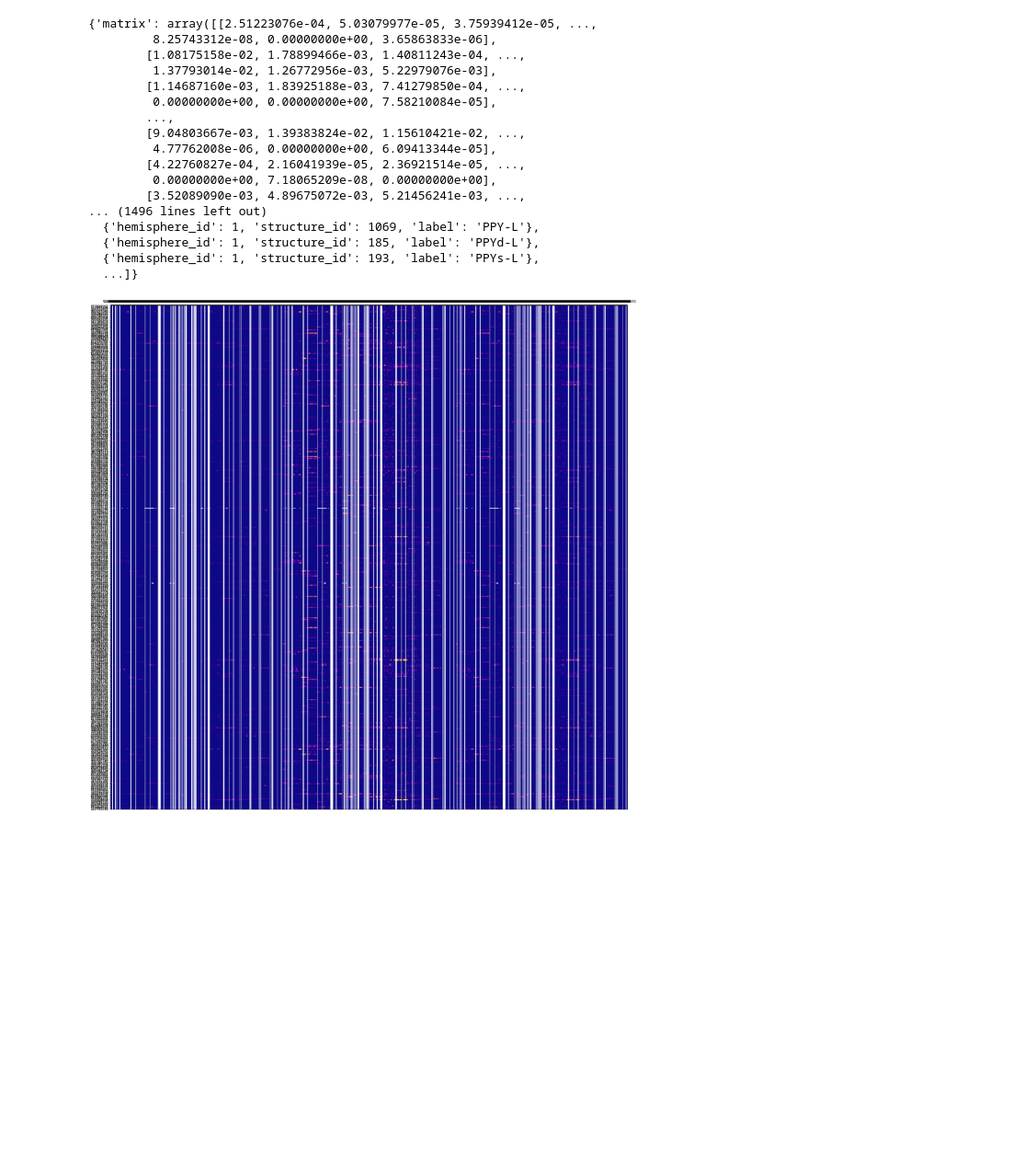
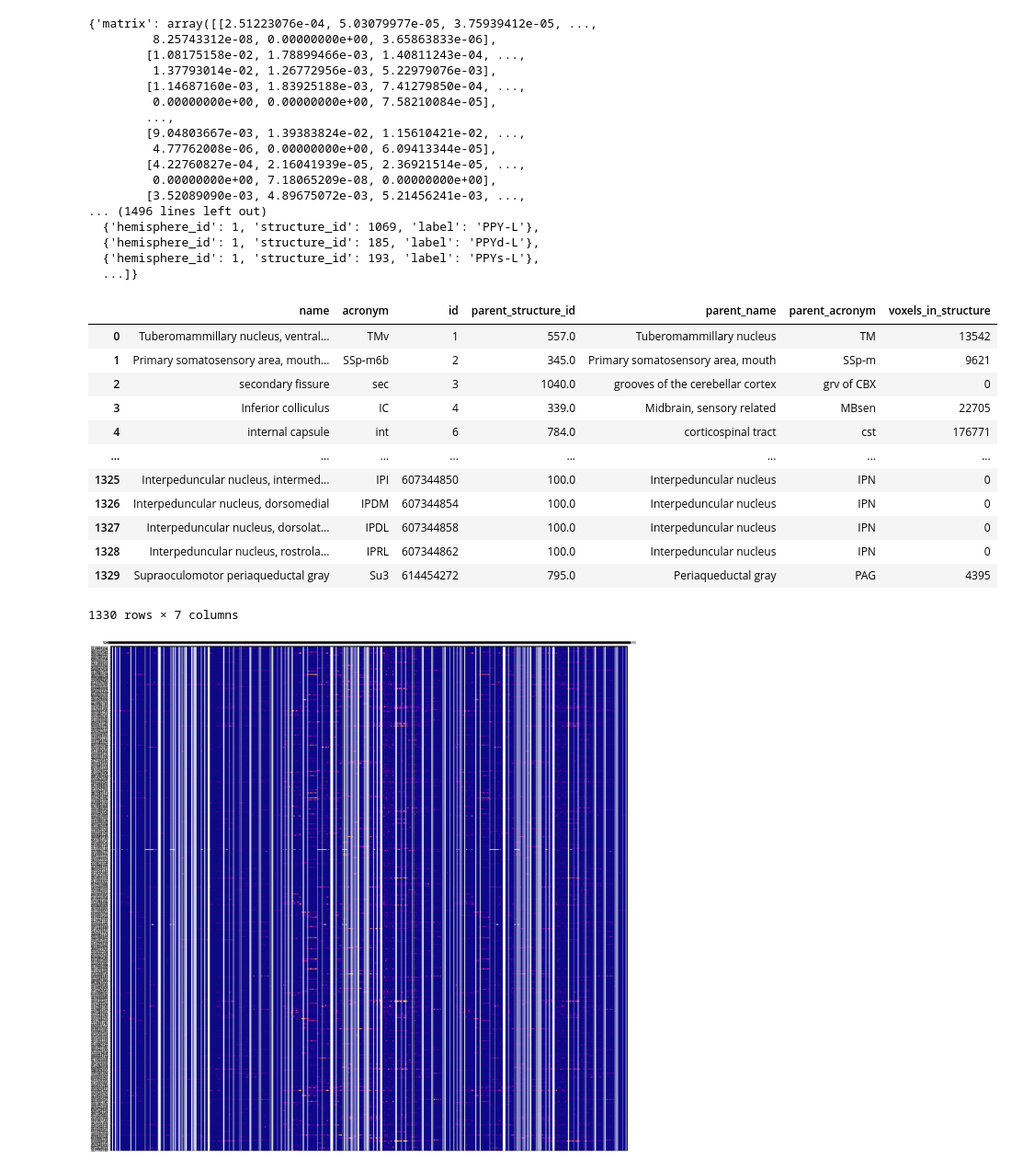
Before and after one commit to emilyjanedennis/PRA, a Jupyter notebook: notebooks/misc/allen_experiment_import.ipynb, the cells around one changed output. Shown at 92% size. Saved outputs shown, nothing was run; the diff lists cells and outputs as text; code cells hidden in the pictures; blank space fills up the shorter version.

```diff
--- a/notebooks/misc/allen_experiment_import.ipynb
+++ b/notebooks/misc/allen_experiment_import.ipynb
@@ -150,6 +165,22 @@ pm
   {'hemisphere_id': 1, 'structure_id': 185, 'label': 'PPYd-L'},
   {'hemisphere_id': 1, 'structure_id': 193, 'label': 'PPYs-L'},
   ...]}
+# %%
+pma
+# %% [output]
+|  | name | acronym | id | parent_structure_id | parent_name | parent_acronym | voxels_in_structure |
+| 0 | Tuberomammillary nucleus, ventral... | TMv | 1 | 557.0 | Tuberomammillary nucleus | TM | 13542 |
+| 1 | Primary somatosensory area, mouth... | SSp-m6b | 2 | 345.0 | Primary somatosensory area, mouth | SSp-m | 9621 |
+| 2 | secondary fissure | sec | 3 | 1040.0 | grooves of the cerebellar cortex | grv of CBX | 0 |
+| 3 | Inferior colliculus | IC | 4 | 339.0 | Midbrain, sensory related | MBsen | 22705 |
+| 4 | internal capsule | int | 6 | 784.0 | corticospinal tract | cst | 176771 |
+| ... | ... | ... | ... | ... | ... | ... | ... |
+| 1325 | Interpeduncular nucleus, intermed... | IPI | 607344850 | 100.0 | Interpeduncular nucleus | IPN | 0 |
+| 1326 | Interpeduncular nucleus, dorsomedial | IPDM | 607344854 | 100.0 | Interpeduncular nucleus | IPN | 0 |
+| 1327 | Interpeduncular nucleus, dorsolat... | IPDL | 607344858 | 100.0 | Interpeduncular nucleus | IPN | 0 |
+| 1328 | Interpeduncular nucleus, rostrola... | IPRL | 607344862 | 100.0 | Interpeduncular nucleus | IPN | 0 |
+| 1329 | Supraoculomotor periaqueductal gray | Su3 | 614454272 | 795.0 | Periaqueductal gray | PAG | 4395 |
+1330 rows × 7 columns
 # %%
 row_labels = pm['rows'] # these are just experiment ids
 column_labels = [ c['structure_id'] for c in pm['columns'] ]
```
Also changed, not shown: parts of 5 cells of this notebook, 4 other files.
